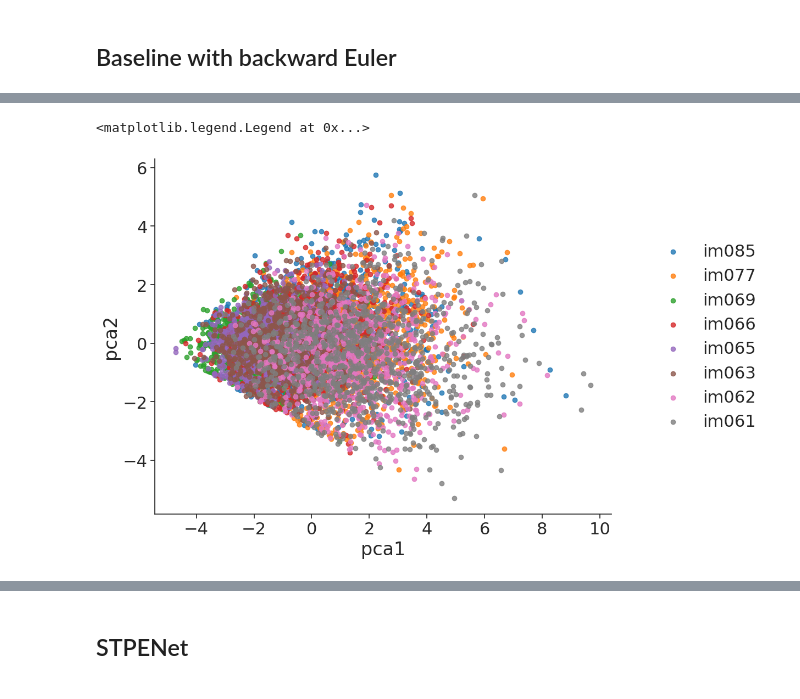
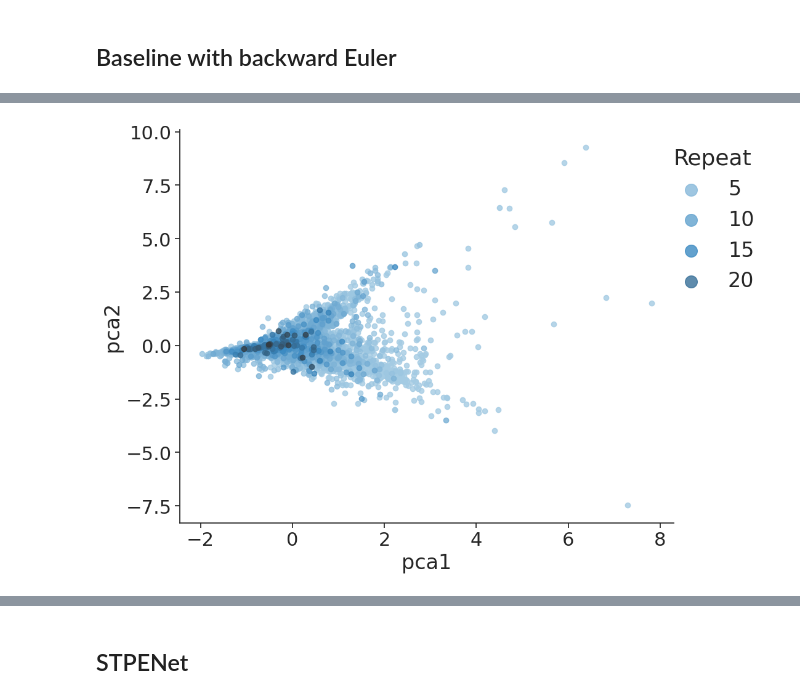
Before and after one commit to FishAres/STSPNet, a Jupyter notebook: notebooks/test.ipynb, the cells around one changed output, grey strips where cells are left out. Drawn from its saved outputs; the diff is of its cells as text; code cells hidden in the pictures.

```diff
--- a/notebooks/test.ipynb
+++ b/notebooks/test.ipynb
@@ -54,24 +46,4 @@ plt.plot(img_bs[batchind,:] / 8, alpha=0.6, linestyle="--");
 # %%
-model_data = temp
-input_act = model_data['input']
-hidden_act = model_data['hidden']
-labels = model_data['labels']
-image = model_data['image']
-
-# find preferred image
-img_idx = [np.argwhere(image==i) for i in range(8)]
-input_act_image = [input_act[i[:,0], i[:,1]].mean(axis=0) for i in img_idx]
-pref_image = np.argmax(np.stack(input_act_image), axis=0)
-
-# # find go trials
-# idx = np.argwhere(labels.squeeze()==1)
-# print(idx)
-
-# go_trial = []
-# for trial in idx:
-#     trial_chunk = hidden_act[trial[0], (trial[1]-9):(trial[1]+9+1)]
-#     if trial_chunk.shape[0] == 19:
-#         go_trial.append(trial_chunk)
 
 go_trial = np.zeros((input_act.shape[2], 19))
 for cell in range(go_trial.shape[0]):
@@ -166,21 +138,30 @@ model_df['pca1_distance'] = np.abs(model_df.loc[:, model_df.columns[2]].values)
 model_df['pca2_distance'] = np.abs(model_df.loc[:, model_df.columns[3]].values)
 # %%
 fig = sns.lmplot(
-               data=model_df,
-        x ='pca1',
-        y ='pca2',
-        hue='image_name',
-           hue_order=sorted(model_df['image_name'].unique(),reverse=True),
+           data=model_df,
+           x ='pca1',
+           y='pca2',
+        #    y='pca3',
+           hue='repeat',
            fit_reg=False,
            legend=False,
            height=8,
            aspect=10./8,
-        )
+           palette='Blues_d',
+          )
 
-plt.legend(frameon=False, loc='right', bbox_to_anchor=(1.35, 0.5))
+handles, labels = fig.ax.get_legend_handles_labels()
+
+idx = np.array([0]+np.arange(4,20,5))
+handles = [handles[i] for i in idx]
+labels = [int(float(labels[i])) for i in idx]
+plt.legend(handles, labels, title='Repeat', frameon=False, loc='upper right', fontsize=24, bbox_to_anchor=(1.2, 1.0))  # , bbox_to_anchor=(1.35, 0.5))
+
+fig.ax.get_legend().get_title().set_fontsize(26) #legend 'Title' fontsize
+for lh in fig.ax.get_legend().legendHandles:
+    lh.set_sizes([200])
 
 # save figure
-# fig.savefig('figures/stpnet_image_pca_new.png', dpi=300, bbox_inches='tight')
+# fig.savefig('figures/stpnet_repeat_pca_new.png', dpi=300, bbox_inches='tight')
 # %% [output]
-<matplotlib.legend.Legend at 0x...>
-[figure, old version]
+[figure, new version]
```
Also changed, not shown: parts of 9 cells of this notebook, 11 other files.
